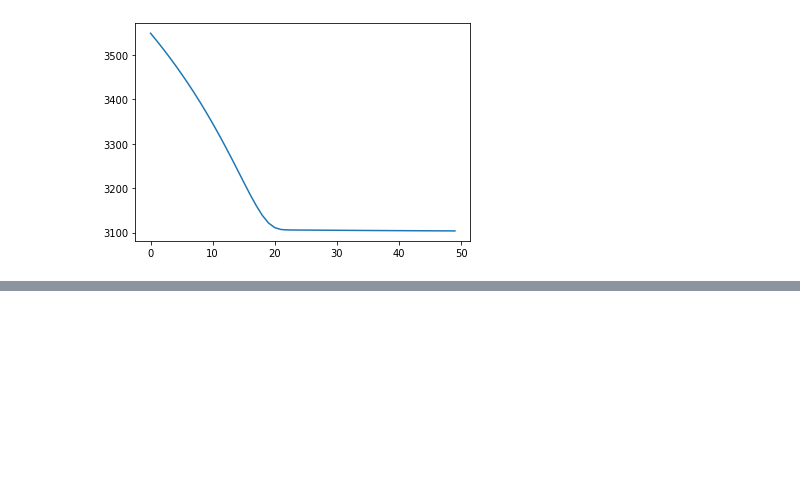
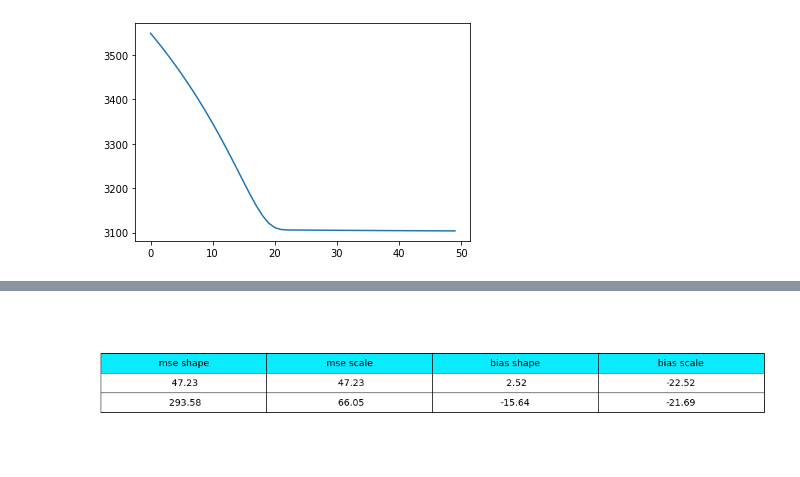
Before and after one commit to tymefighter/Forecast, a Jupyter notebook: notebooks/optimization.ipynb, the cells around one changed output, grey strips where cells are left out. Drawn from its saved outputs; the diff is of its cells as text; code cells hidden in the pictures; blank space fills up the shorter version.

```diff
--- a/notebooks/optimization.ipynb
+++ b/notebooks/optimization.ipynb
@@ -246,0 +372,8 @@ TypeError: bad operand type for unary -: 'NoneType'
+# %%
+compare_opt(
+    -10, 10, 50, 1000, (-20, 20), (1, 30), 100,
+    {'numIterations': 100},
+    {'numIterations': 100}
+)
+# %% [output]
+[figure, added]
```
Also changed, not shown: parts of 8 cells of this notebook, 1 other file.
